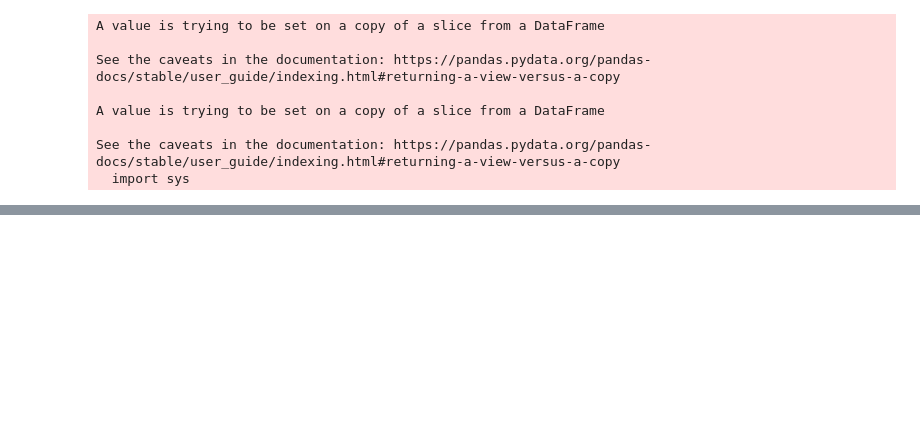
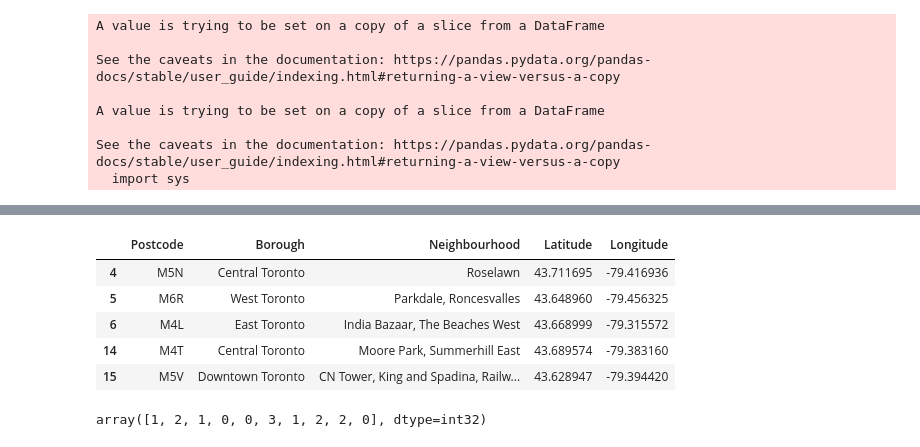
Before and after one commit to MenaHagag/Capstone-Project-, a Jupyter notebook: City_of_Toronto.ipynb, the cells around one changed output, grey strips where cells are left out. Drawn from its saved outputs; the diff is of its cells as text; code cells hidden in the pictures; blank space fills up the shorter version.

Commit message:
Clustering and Mapping

```diff
--- a/City_of_Toronto.ipynb
+++ b/City_of_Toronto.ipynb
@@ -224,0 +261,25 @@ df_toronto.head(15)
+# %%
+df_borough = df_toronto[df_toronto['Borough'].str.find('Toronto')>-1]
+df_borough.head(5)
+# %% [output]
+|  | Postcode | Borough | Neighbourhood | Latitude | Longitude |
+| 4 | M5N | Central Toronto | Roselawn | 43.711695 | -79.416936 |
+| 5 | M6R | West Toronto | Parkdale, Roncesvalles | 43.648960 | -79.456325 |
+| 6 | M4L | East Toronto | India Bazaar, The Beaches West | 43.668999 | -79.315572 |
+| 14 | M4T | Central Toronto | Moore Park, Summerhill East | 43.689574 | -79.383160 |
+| 15 | M5V | Downtown Toronto | CN Tower, King and Spadina, Railw... | 43.628947 | -79.394420 |
+# %%
+# set number of clusters
+kclusters = 5
+
+toronto_grouped_clustering = df_toronto.drop('Neighbourhood',1)
+toronto_grouped_clustering = toronto_grouped_clustering.drop('Borough',1)
+toronto_grouped_clustering = toronto_grouped_clustering.drop('Postcode',1)
+
+# run k-means clustering
+kmeans = KMeans(n_clusters=kclusters, random_state=0).fit(toronto_grouped_clustering)
+
+# check cluster labels generated for each row in the dataframe
+kmeans.labels_[0:10]
+# %% [output]
+array([1, 2, 1, 0, 0, 3, 1, 2, 2, 0], dtype=int32)
```
Also changed, not shown: parts of 11 cells of this notebook.
